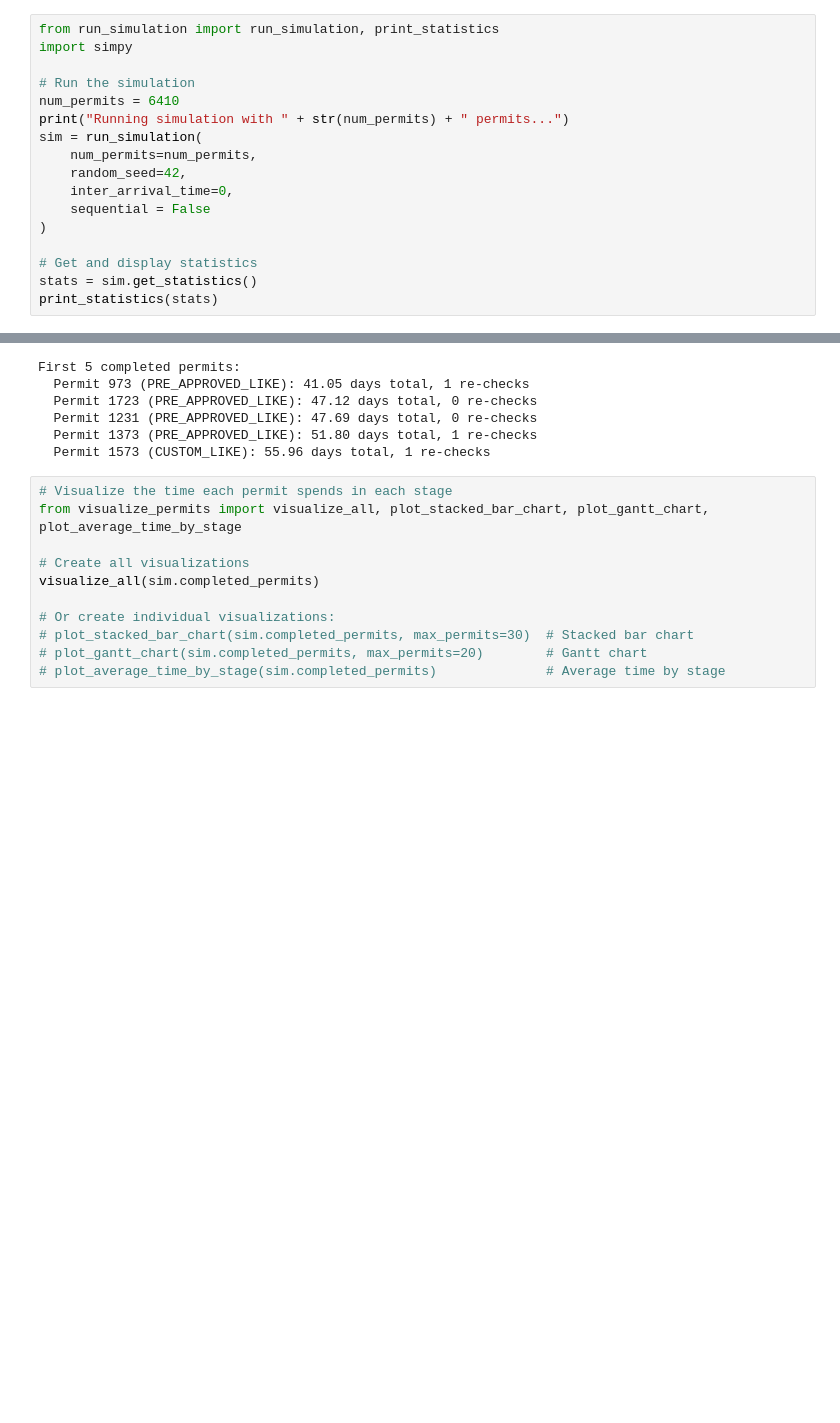
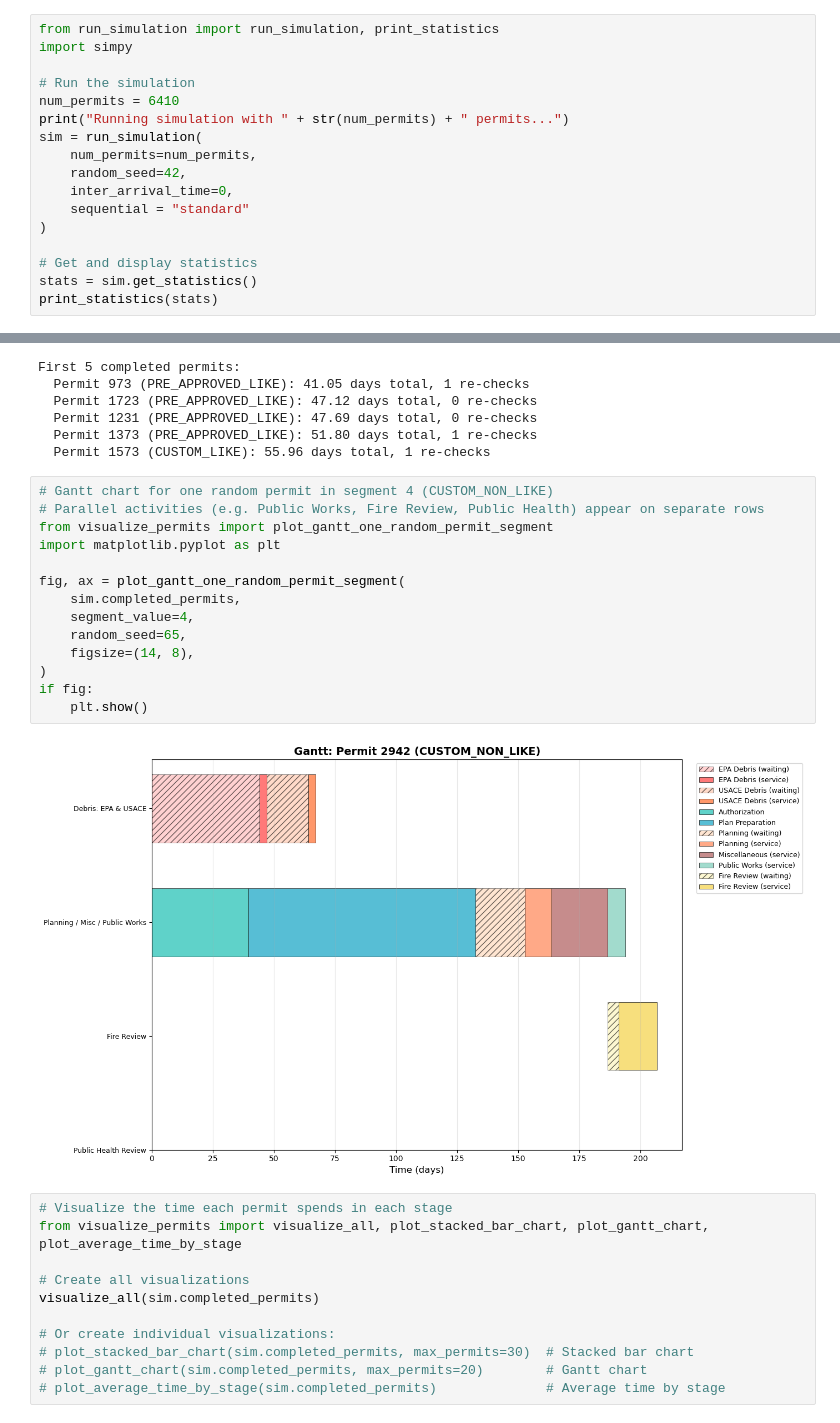
Before and after one commit to MIT-HSCL/permitting-model, a Jupyter notebook: run_simulation.ipynb, the cells around one changed output, grey strips where cells are left out. Drawn from its saved outputs; the diff is of its cells as text; blank space fills up the shorter version.

```diff
--- a/run_simulation.ipynb
+++ b/run_simulation.ipynb
@@ -9,7 +9,7 @@ sim = run_simulation(
     num_permits=num_permits,
     random_seed=42,
     inter_arrival_time=0,
-    sequential = False
+    sequential = "standard"
 )
 
 # Get and display statistics
@@ -48,6 +48,22 @@ First 5 completed permits:
   Permit 1231 (PRE_APPROVED_LIKE): 47.69 days total, 0 re-checks
   Permit 1373 (PRE_APPROVED_LIKE): 51.80 days total, 1 re-checks
   Permit 1573 (CUSTOM_LIKE): 55.96 days total, 1 re-checks
+# %%
+# Gantt chart for one random permit in segment 4 (CUSTOM_NON_LIKE)
+# Parallel activities (e.g. Public Works, Fire Review, Public Health) appear on separate rows
+from visualize_permits import plot_gantt_one_random_permit_segment
+import matplotlib.pyplot as plt
+
+fig, ax = plot_gantt_one_random_permit_segment(
+    sim.completed_permits,
+    segment_value=4,
+    random_seed=65,
+    figsize=(14, 8),
+)
+if fig:
+    plt.show()
+# %% [output]
+[figure, added]
 # %%
 # Visualize the time each permit spends in each stage
 from visualize_permits import visualize_all, plot_stacked_bar_chart, plot_gantt_chart, plot_average_time_by_stage
```
Also changed, not shown: 8 other files.
